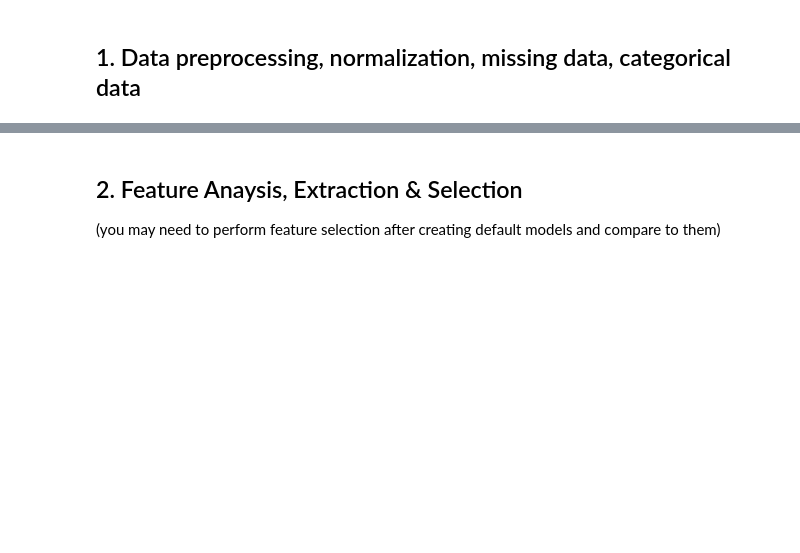
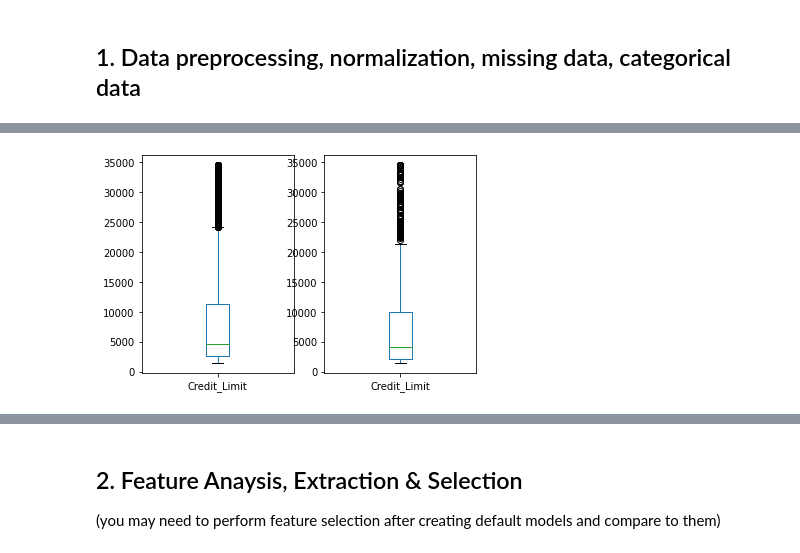
Before and after one commit to hiulian69/Bank_Churn_Prediction, a Jupyter notebook: anja.ipynb, the cells around one changed output, grey strips where cells are left out. Saved outputs shown, nothing was run; the diff lists cells and outputs as text; code cells hidden in the pictures; blank space fills up the shorter version.

```diff
--- a/anja.ipynb
+++ b/anja.ipynb
@@ -101,0 +161,9 @@ Make feature engineering but also try differnet models in order to get as much a
+# %%
+plt.figure()
+plt.subplot(1,2,1)
+data['Credit_Limit'].loc[data['Attrition_Flag']=='Existing Customer'].plot.box()
+plt.subplot(1,2,2)
+data['Credit_Limit'].loc[data['Attrition_Flag']=='Attrited Customer'].plot.box()
+plt.show()
+# %% [output]
+[figure, added]
```
Also changed, not shown: parts of 31 cells of this notebook.
